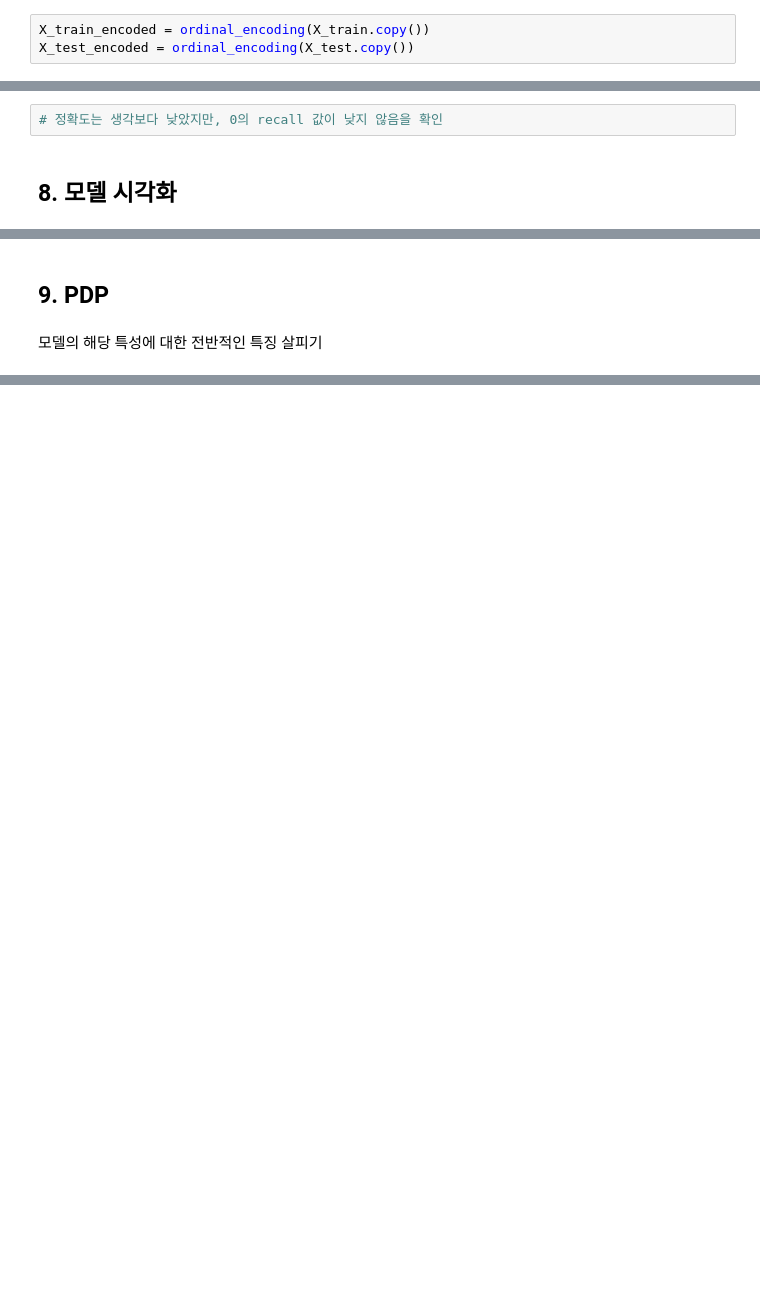
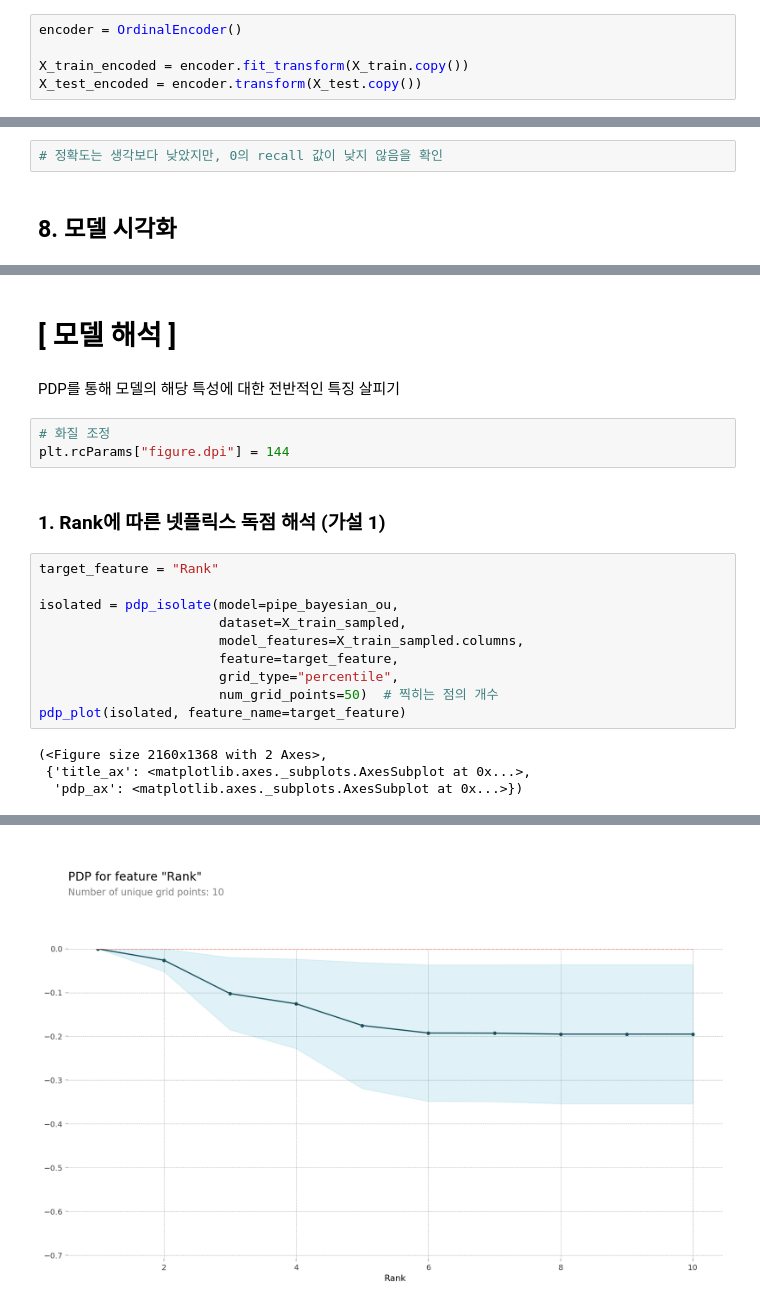
Before and after one commit to Ji-hyun714/Section2_PJ, a Jupyter notebook: Section2_PJ_정지현.ipynb, the cells around one changed output, grey strips where cells are left out. Drawn from its saved outputs; the diff is of its cells as text; blank space fills up the shorter version.

```diff
--- a/Section2_PJ_정지현.ipynb
+++ b/Section2_PJ_정지현.ipynb
@@ -993,6 +1023,8 @@ def ordinal_encoding(df):
 # %%
-X_train_encoded = ordinal_encoding(X_train.copy())
-X_test_encoded = ordinal_encoding(X_test.copy())
+encoder = OrdinalEncoder()
+
+X_train_encoded = encoder.fit_transform(X_train.copy())
+X_test_encoded = encoder.transform(X_test.copy())
 # %%
 from imblearn.combine import SMOTEENN
 
@@ -1051,7 +1085,26 @@ graph = xgb.to_graphviz(pipe_bayesian_ou.named_steps['xgbclassifier'])
 graph
 # %% [output]
 [drawing not drawn]
-# %% [markdown]
-## **9. PDP** ##
+# %% [markdown]
+# **[ 모델 해석 ]** #
 # %% [markdown]
-모델의 해당 특성에 대한 전반적인 특징 살피기
+PDP를 통해 모델의 해당 특성에 대한 전반적인 특징 살피기
+# %%
+# 화질 조정
+plt.rcParams["figure.dpi"] = 144
+# %% [markdown]
+### **1. Rank에 따른 넷플릭스 독점 해석 (가설 1)** ###
+# %%
+target_feature = "Rank"
+
+isolated = pdp_isolate(model=pipe_bayesian_ou,
+                       dataset=X_train_sampled,
+                       model_features=X_train_sampled.columns,
+                       feature=target_feature,
+                       grid_type="percentile",
+                       num_grid_points=50)  # 찍히는 점의 개수
+pdp_plot(isolated, feature_name=target_feature)
+# %% [output]
+(<Figure size 2160x1368 with 2 Axes>,
+ {'title_ax': <matplotlib.axes._subplots.AxesSubplot at 0x...>,
+  'pdp_ax': <matplotlib.axes._subplots.AxesSubplot at 0x...>})
@@ -1057,0 +1115 @@ graph
+[figure, added]
```
Also changed, not shown: parts of 101 cells of this notebook.
